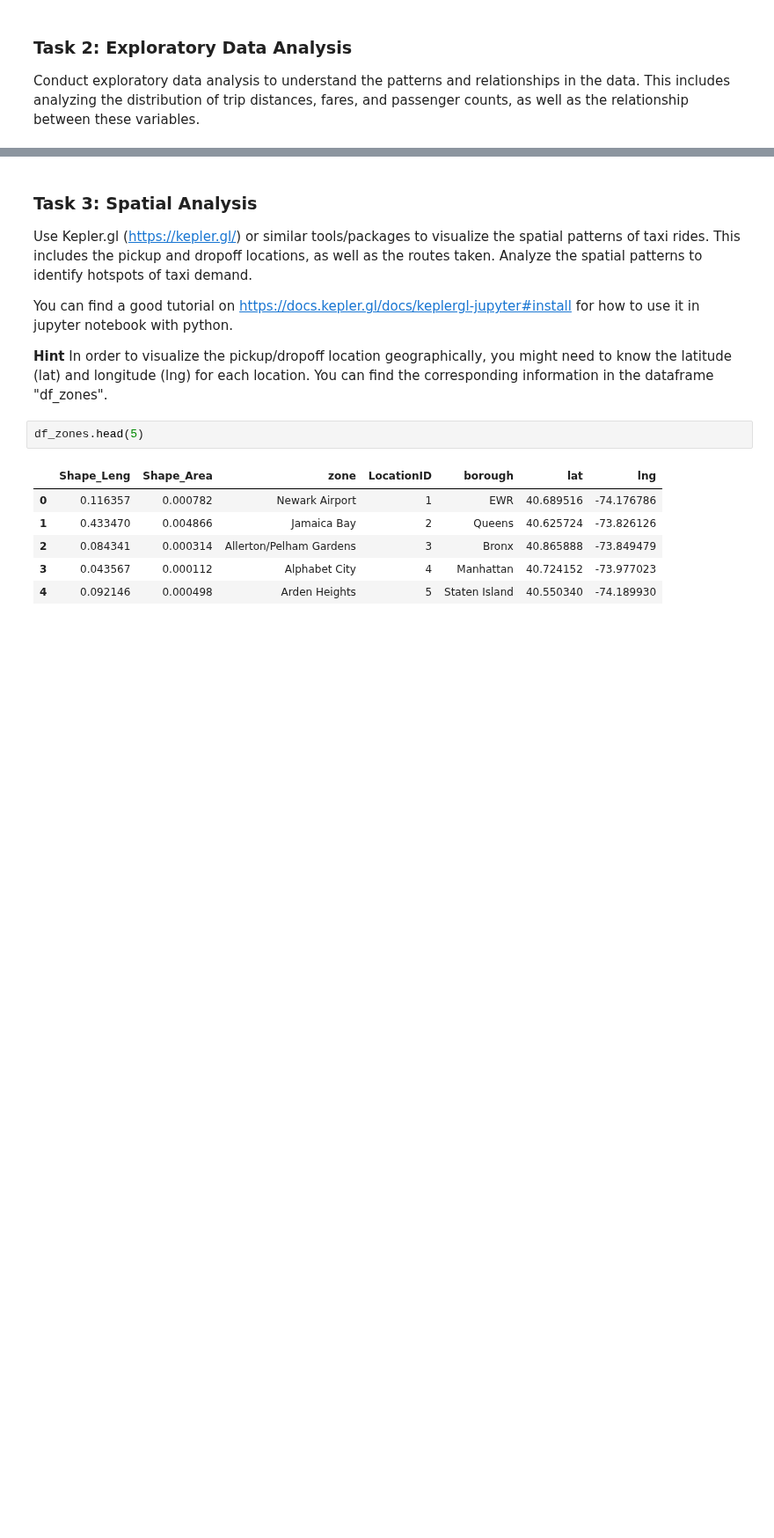
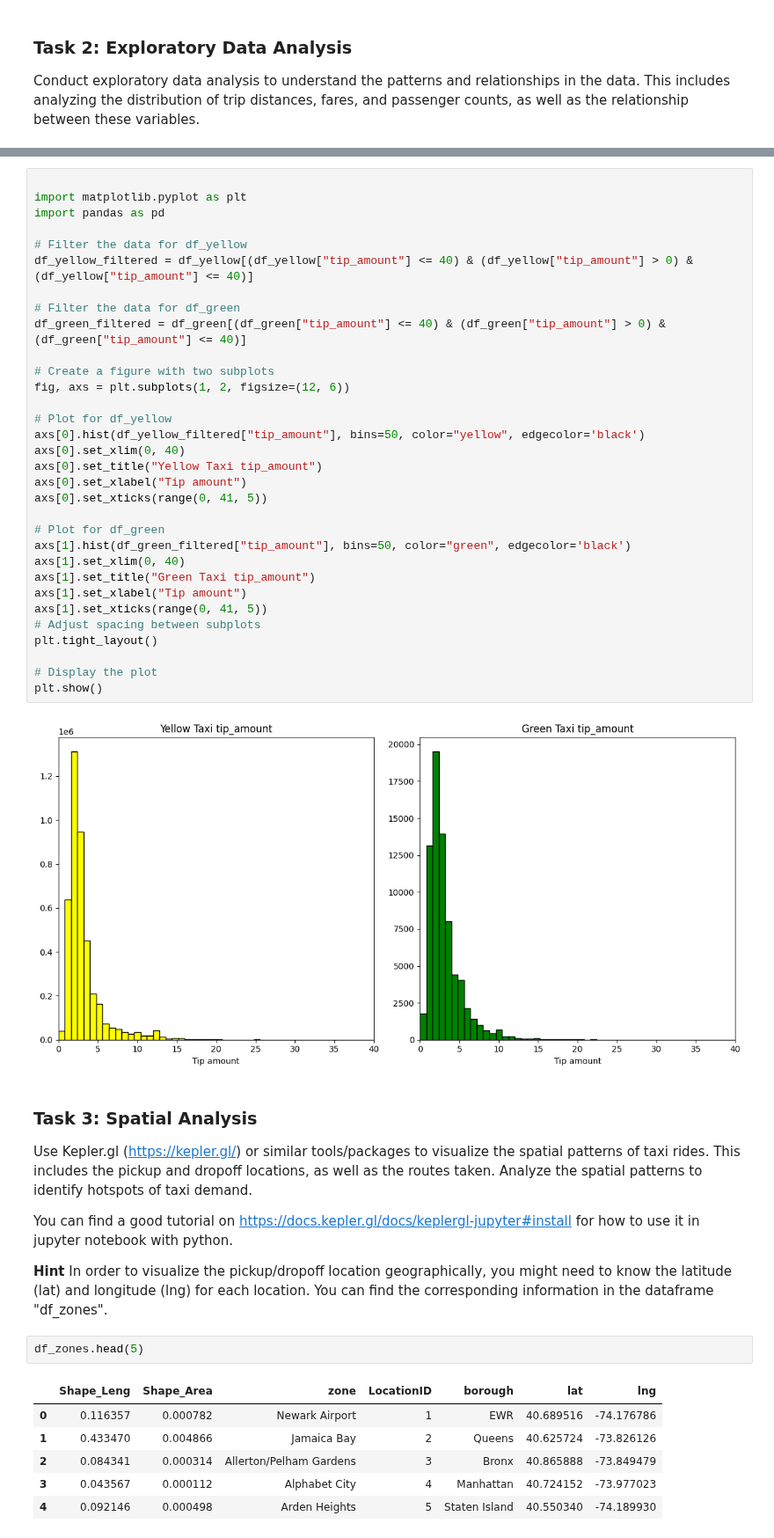
Before and after one commit to Strongside-87/Project-Delivery, a Jupyter notebook: 4_temporal_spatial_data_analysis.ipynb, the cells around one changed output, grey strips where cells are left out. Shown at 88% size. Cells and saved outputs as stored; diff of their text form; blank space fills up the shorter version.

```diff
--- a/4_temporal_spatial_data_analysis.ipynb
+++ b/4_temporal_spatial_data_analysis.ipynb
@@ -92,2 +191,36 @@ Conduct exploratory data analysis to understand the patterns and relationships i
+# %%
+
+import matplotlib.pyplot as plt
+import pandas as pd
+
+# Filter the data for df_yellow
+df_yellow_filtered = df_yellow[(df_yellow["tip_amount"] <= 40) & (df_yellow["tip_amount"] > 0) & (df_yellow["tip_amount"] <= 40)]
+
+# Filter the data for df_green
+df_green_filtered = df_green[(df_green["tip_amount"] <= 40) & (df_green["tip_amount"] > 0) & (df_green["tip_amount"] <= 40)]
+
+# Create a figure with two subplots
+fig, axs = plt.subplots(1, 2, figsize=(12, 6))
+
+# Plot for df_yellow
+axs[0].hist(df_yellow_filtered["tip_amount"], bins=50, color="yellow", edgecolor='black')
+axs[0].set_xlim(0, 40)
+axs[0].set_title("Yellow Taxi tip_amount")
+axs[0].set_xlabel("Tip amount")
+axs[0].set_xticks(range(0, 41, 5))
+
+# Plot for df_green
+axs[1].hist(df_green_filtered["tip_amount"], bins=50, color="green", edgecolor='black')
+axs[1].set_xlim(0, 40)
+axs[1].set_title("Green Taxi tip_amount")
+axs[1].set_xlabel("Tip amount")
+axs[1].set_xticks(range(0, 41, 5))
+# Adjust spacing between subplots
+plt.tight_layout()
+
+# Display the plot
+plt.show()
+# %% [output]
+[figure, added]
 # %% [markdown]
 ### Task 3: Spatial Analysis
```
Also changed, not shown: parts of 5 cells of this notebook.
